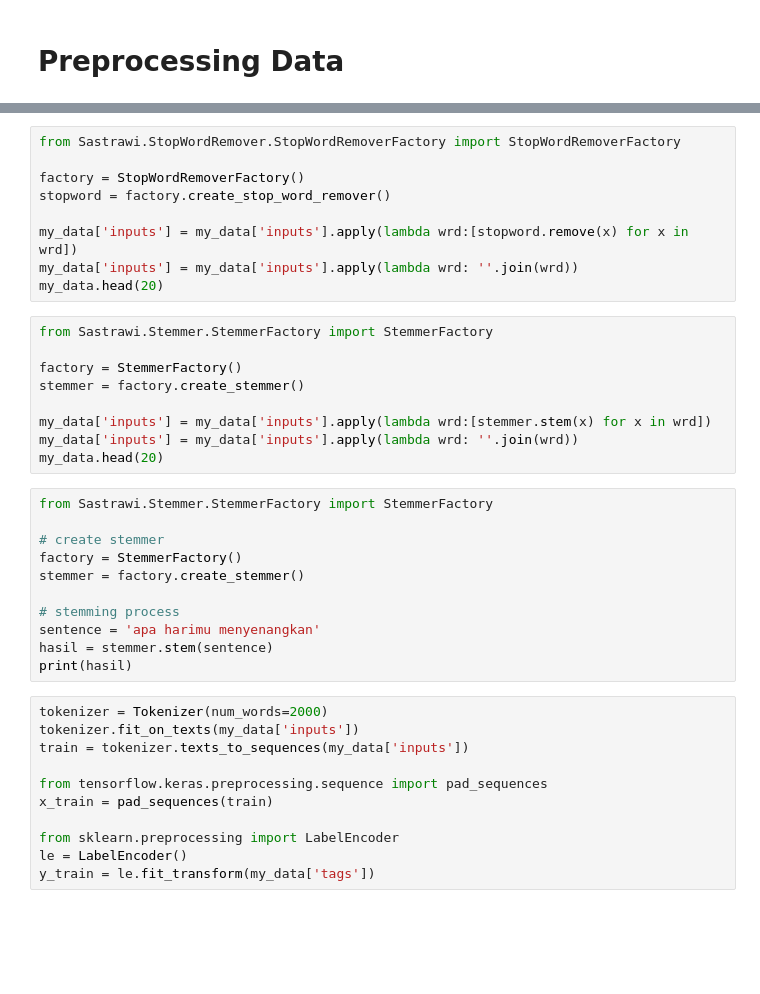
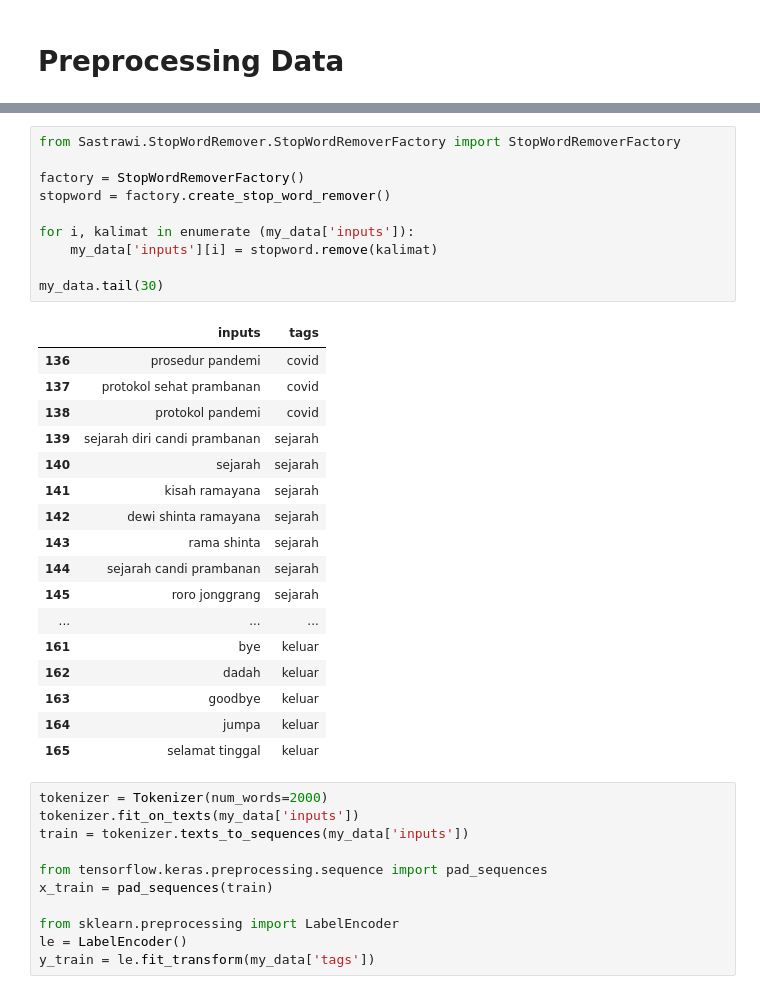
Before and after one commit to levinaanora/NLP-ARTour-Chatbot, a Jupyter notebook: Percobaan_ARTour_Chatbot.ipynb, the cells around one changed output, grey strips where cells are left out. Saved outputs shown, nothing was run; the diff lists cells and outputs as text; blank space fills up the shorter version.

```diff
--- a/Percobaan_ARTour_Chatbot.ipynb
+++ b/Percobaan_ARTour_Chatbot.ipynb
@@ -35,32 +99,31 @@ my_data.head(20)
 # %%
 from Sastrawi.StopWordRemover.StopWordRemoverFactory import StopWordRemoverFactory
 
 factory = StopWordRemoverFactory()
 stopword = factory.create_stop_word_remover()
 
-my_data['inputs'] = my_data['inputs'].apply(lambda wrd:[stopword.remove(x) for x in wrd])
-my_data['inputs'] = my_data['inputs'].apply(lambda wrd: ''.join(wrd))
-my_data.head(20)
+for i, kalimat in enumerate (my_data['inputs']):
+    my_data['inputs'][i] = stopword.remove(kalimat)
+
+my_data.tail(30)
+# %% [output]
+|  | inputs | tags |
+| 136 | prosedur pandemi | covid |
+| 137 | protokol sehat prambanan | covid |
+| 138 | protokol pandemi | covid |
+| 139 | sejarah diri candi prambanan | sejarah |
+| 140 | sejarah | sejarah |
+| 141 | kisah ramayana | sejarah |
+| 142 | dewi shinta ramayana | sejarah |
+| 143 | rama shinta | sejarah |
+| 144 | sejarah candi prambanan | sejarah |
+| 145 | roro jonggrang | sejarah |
+| ... | ... | ... |
+| 161 | bye | keluar |
+| 162 | dadah | keluar |
+| 163 | goodbye | keluar |
+| 164 | jumpa | keluar |
+| 165 | selamat tinggal | keluar |
-# %%
-from Sastrawi.Stemmer.StemmerFactory import StemmerFactory
-
-factory = StemmerFactory()
-stemmer = factory.create_stemmer()
-
-my_data['inputs'] = my_data['inputs'].apply(lambda wrd:[stemmer.stem(x) for x in wrd])
-my_data['inputs'] = my_data['inputs'].apply(lambda wrd: ''.join(wrd))
-my_data.head(20)
-# %%
-from Sastrawi.Stemmer.StemmerFactory import StemmerFactory
-
-# create stemmer
-factory = StemmerFactory()
-stemmer = factory.create_stemmer()
-
-# stemming process
-sentence = 'apa harimu menyenangkan'
-hasil = stemmer.stem(sentence)
-print(hasil)
 # %%
 tokenizer = Tokenizer(num_words=2000)
 tokenizer.fit_on_texts(my_data['inputs'])
```
Also changed, not shown: parts of 18 cells of this notebook, 9 other files.
